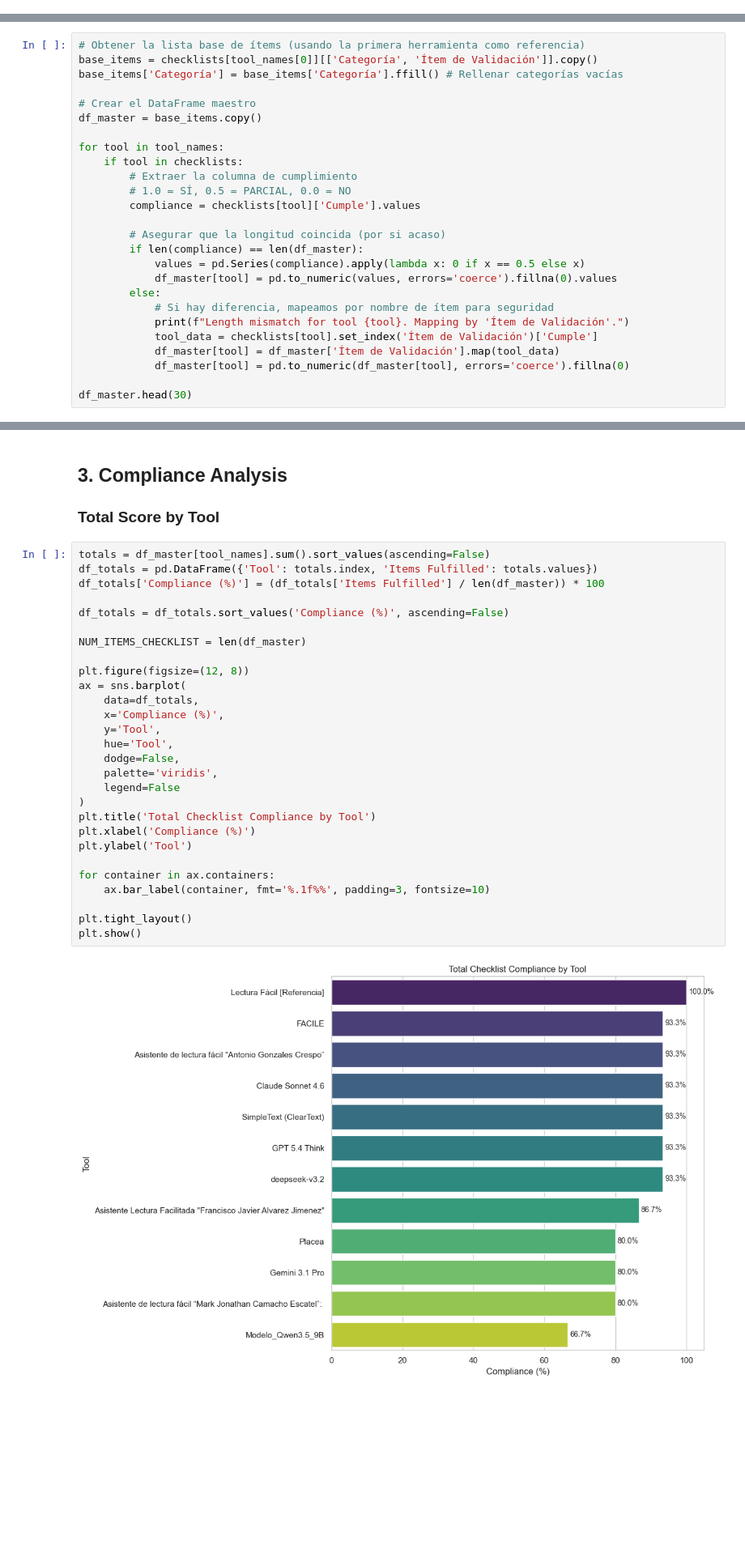
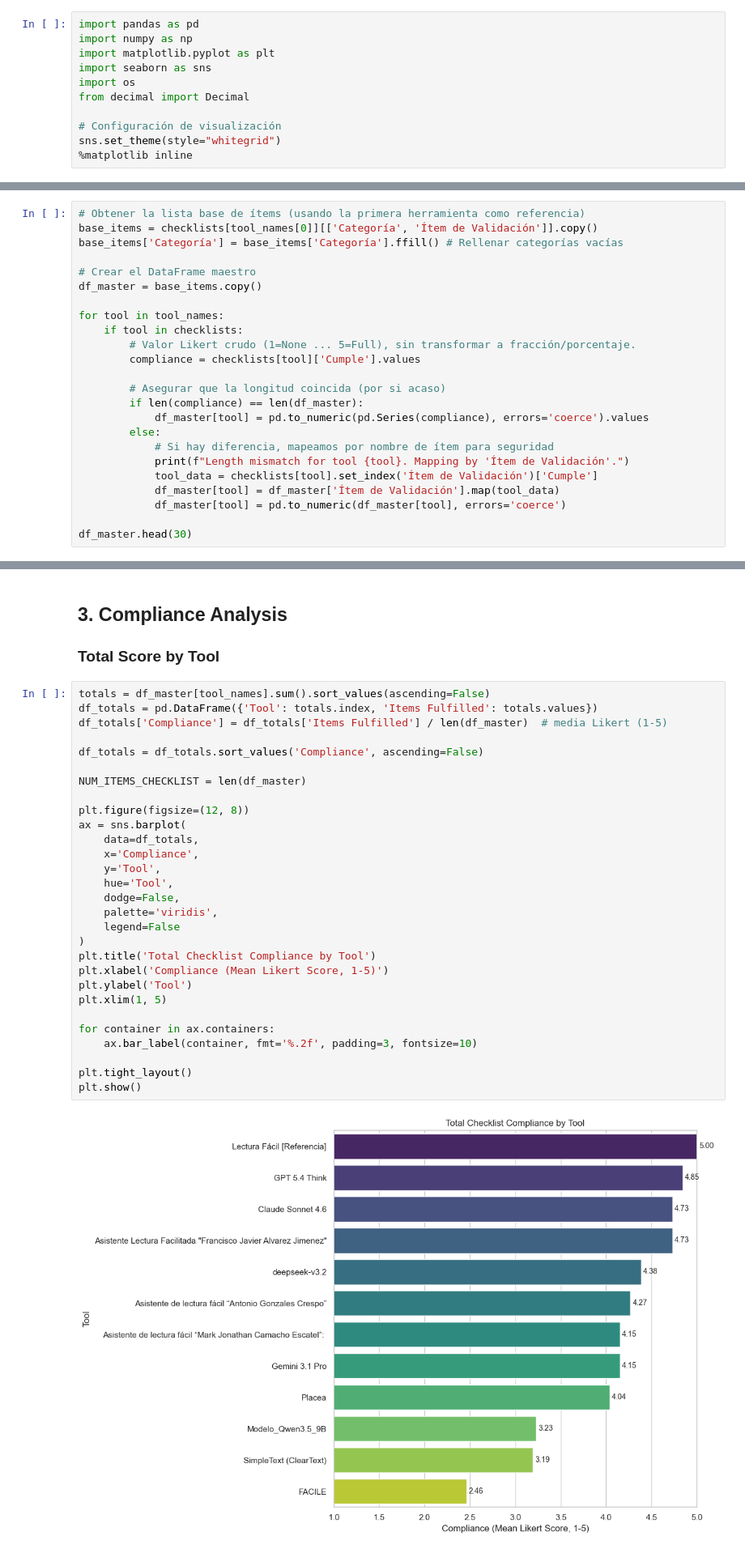
Before and after one commit to JaviMiot/Data_privacy_form_consent_analysis, a Jupyter notebook: notebooks/01_first_analysis/01_analisis_checklists.ipynb, the cells around one changed output, grey strips where cells are left out. Shown at 81% size. Saved outputs shown, nothing was run; the diff lists cells and outputs as text; blank space fills up the shorter version.

```diff
--- a/notebooks/01_first_analysis/01_analisis_checklists.ipynb
+++ b/notebooks/01_first_analysis/01_analisis_checklists.ipynb
@@ -0,0 +5,11 @@
+# %%
+import pandas as pd
+import numpy as np
+import matplotlib.pyplot as plt
+import seaborn as sns
+import os
+from decimal import Decimal
+
+# Configuración de visualización
+sns.set_theme(style="whitegrid")
+%matplotlib inline
@@ -81,20 +136,18 @@ df_master = base_items.copy()
 
 for tool in tool_names:
     if tool in checklists:
-        # Extraer la columna de cumplimiento
-        # 1.0 = SÍ, 0.5 = PARCIAL, 0.0 = NO
+        # Valor Likert crudo (1=None ... 5=Full), sin transformar a fracción/porcentaje.
         compliance = checklists[tool]['Cumple'].values
 
         # Asegurar que la longitud coincida (por si acaso)
         if len(compliance) == len(df_master):
-            values = pd.Series(compliance).apply(lambda x: 0 if x == 0.5 else x)
-            df_master[tool] = pd.to_numeric(values, errors='coerce').fillna(0).values
+            df_master[tool] = pd.to_numeric(pd.Series(compliance), errors='coerce').values
         else:
             # Si hay diferencia, mapeamos por nombre de ítem para seguridad
             print(f"Length mismatch for tool {tool}. Mapping by 'Ítem de Validación'.")
             tool_data = checklists[tool].set_index('Ítem de Validación')['Cumple']
             df_master[tool] = df_master['Ítem de Validación'].map(tool_data)
-            df_master[tool] = pd.to_numeric(df_master[tool], errors='coerce').fillna(0)
+            df_master[tool] = pd.to_numeric(df_master[tool], errors='coerce')
 
 df_master.head(30)
 # %% [output]
@@ -121,31 +175,32 @@ df_master.head(30)
 # %%
 totals = df_master[tool_names].sum().sort_values(ascending=False)
 df_totals = pd.DataFrame({'Tool': totals.index, 'Items Fulfilled': totals.values})
-df_totals['Compliance (%)'] = (df_totals['Items Fulfilled'] / len(df_master)) * 100
+df_totals['Compliance'] = df_totals['Items Fulfilled'] / len(df_master)  # media Likert (1-5)
 
-df_totals = df_totals.sort_values('Compliance (%)', ascending=False)
+df_totals = df_totals.sort_values('Compliance', ascending=False)
 
 NUM_ITEMS_CHECKLIST = len(df_master)
 
 plt.figure(figsize=(12, 8))
 ax = sns.barplot(
     data=df_totals,
-    x='Compliance (%)',
+    x='Compliance',
     y='Tool',
     hue='Tool',
     dodge=False,
     palette='viridis',
     legend=False
 )
 plt.title('Total Checklist Compliance by Tool')
-plt.xlabel('Compliance (%)')
+plt.xlabel('Compliance (Mean Likert Score, 1-5)')
 plt.ylabel('Tool')
+plt.xlim(1, 5)
 
 for container in ax.containers:
-    ax.bar_label(container, fmt='%.1f%%', padding=3, fontsize=10)
+    ax.bar_label(container, fmt='%.2f', padding=3, fontsize=10)
 
 plt.tight_layout()
 plt.show()
 # %% [output]
-[figure, old version]
+[figure, new version]
 # %%
```
Also changed, not shown: parts of 17 cells of this notebook, 2 other files.
